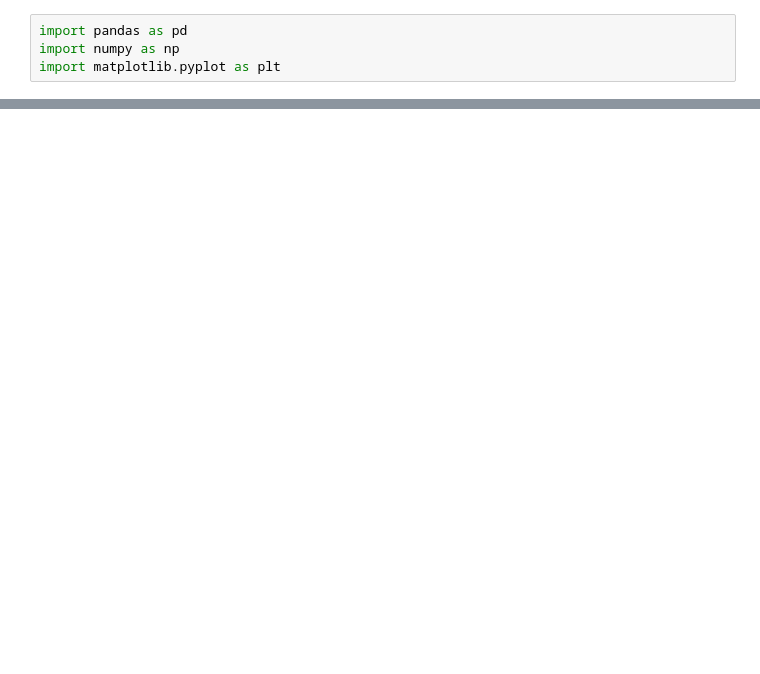
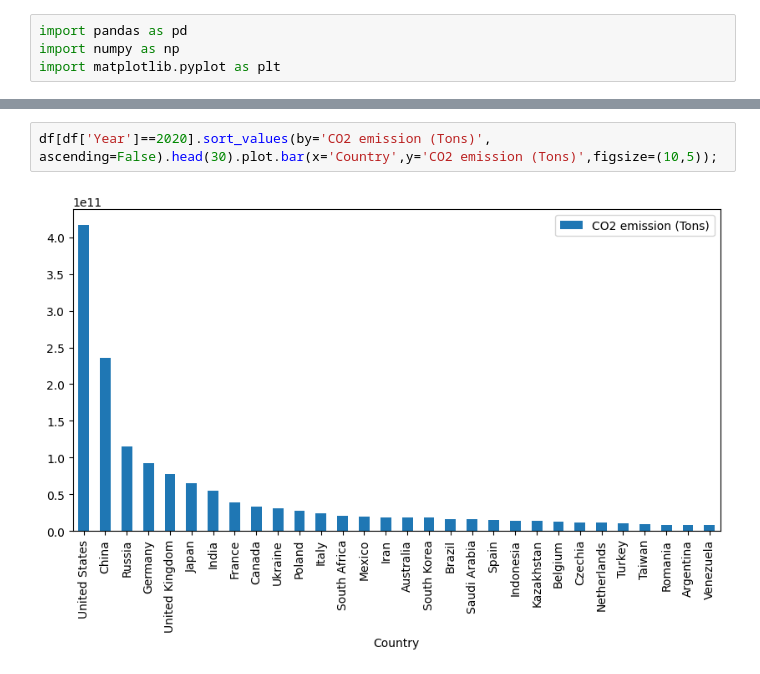
Before and after one commit to DanielBrechner/World-CO2-Emissions-Analysis, a Jupyter notebook: app.ipynb, the cells around one changed output, grey strips where cells are left out. Drawn from its saved outputs; the diff is of its cells as text; blank space fills up the shorter version.

```diff
--- a/app.ipynb
+++ b/app.ipynb
@@ -22,3 +66,7 @@ data
+# %%
+df[df['Year']==2020].sort_values(by='CO2 emission (Tons)', ascending=False).head(30).plot.bar(x='Country',y='CO2 emission (Tons)',figsize=(10,5));
+# %% [output]
+[figure, added]
 # %%
 top_emmiters = data.loc[data.Country == 'United States']
 top_emmiters
```
Also changed, not shown: parts of 7 cells of this notebook.
